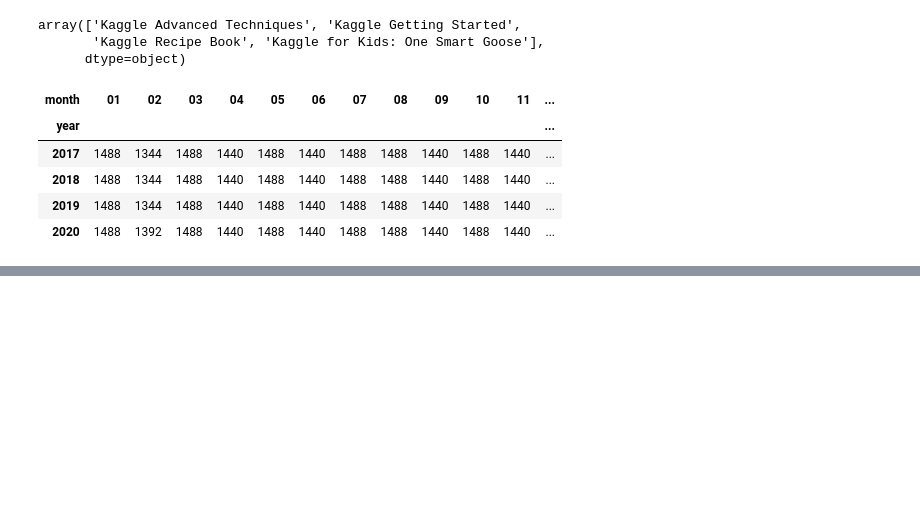
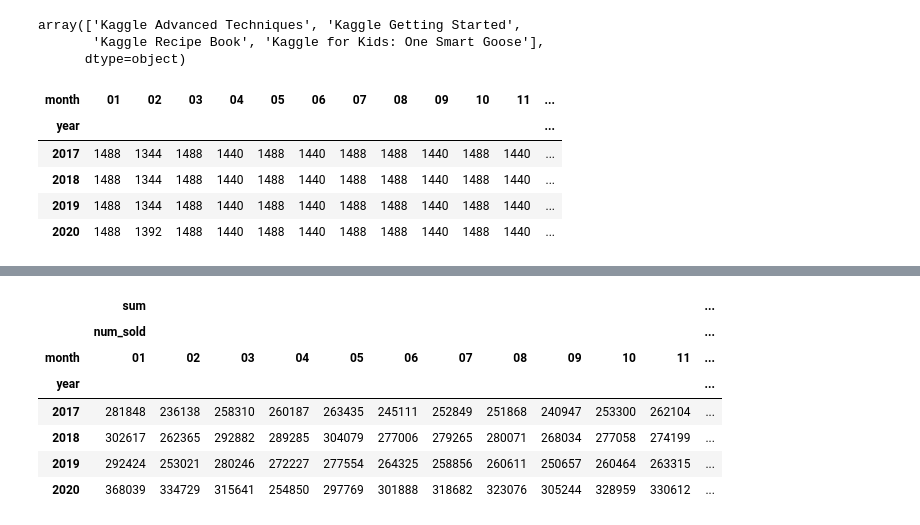
Before and after one commit to Andrey1Ermak/DataScience, a Jupyter notebook: Tabular playground series sep 2022/Tabular_playground_series_sep_2022_EDA.ipynb, the cells around one changed output, grey strips where cells are left out. Cells and saved outputs as stored; diff of their text form; code cells hidden in the pictures; blank space fills up the shorter version.

```diff
--- a/Tabular playground series sep 2022/Tabular_playground_series_sep_2022_EDA.ipynb
+++ b/Tabular playground series sep 2022/Tabular_playground_series_sep_2022_EDA.ipynb
@@ -79,3 +79,19 @@ cbar.ax.minorticks_on()
 plt.show()
 # %% [output]
 [drawing not drawn]
+# %%
+new = pd.pivot_table(df,
+                     index=["year"],
+                     values=["num_sold"],
+                     columns=["month"],
+                     aggfunc=[np.sum]).fillna(0)
+new
+# %% [output]
+|  | sum |  |  |  |  |  |  |  |  |  |  | ... |
+|  | num_sold |  |  |  |  |  |  |  |  |  |  | ... |
+| month | 01 | 02 | 03 | 04 | 05 | 06 | 07 | 08 | 09 | 10 | 11 | ... |
+| year |  |  |  |  |  |  |  |  |  |  |  | ... |
+| 2017 | 281848 | 236138 | 258310 | 260187 | 263435 | 245111 | 252849 | 251868 | 240947 | 253300 | 262104 | ... |
+| 2018 | 302617 | 262365 | 292882 | 289285 | 304079 | 277006 | 279265 | 280071 | 268034 | 277058 | 274199 | ... |
+| 2019 | 292424 | 253021 | 280246 | 272227 | 277554 | 264325 | 258856 | 260611 | 250657 | 260464 | 263315 | ... |
+| 2020 | 368039 | 334729 | 315641 | 254850 | 297769 | 301888 | 318682 | 323076 | 305244 | 328959 | 330612 | ... |
```
Also changed, not shown: parts of 9 cells of this notebook.
